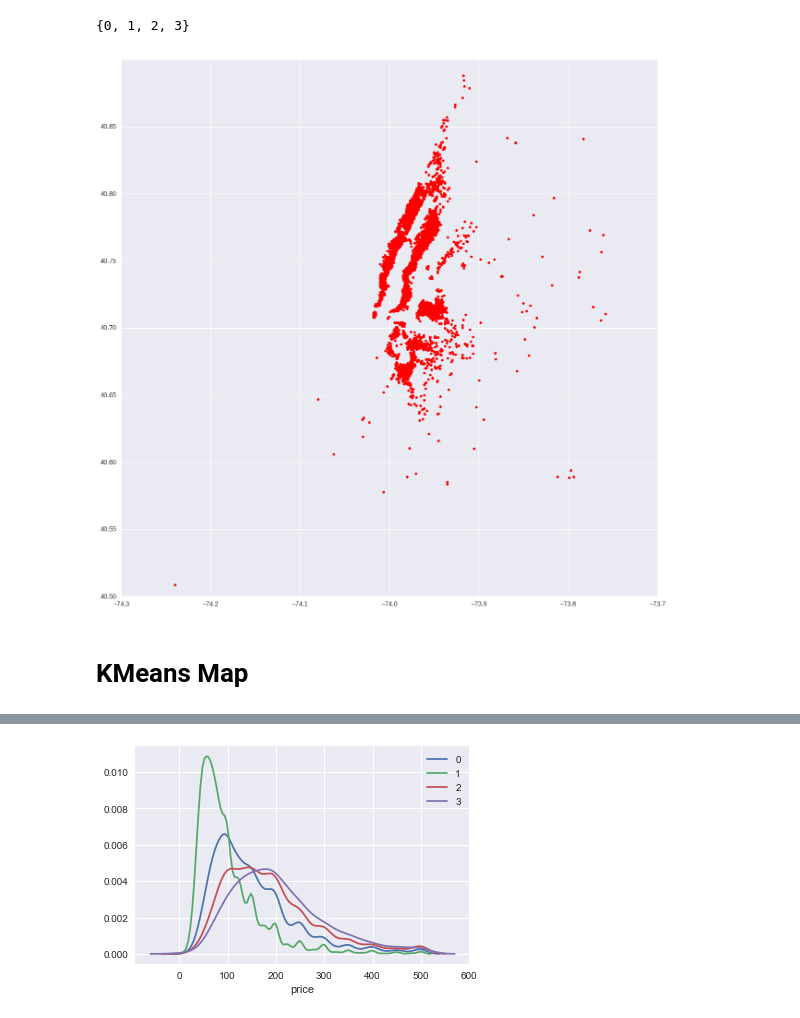
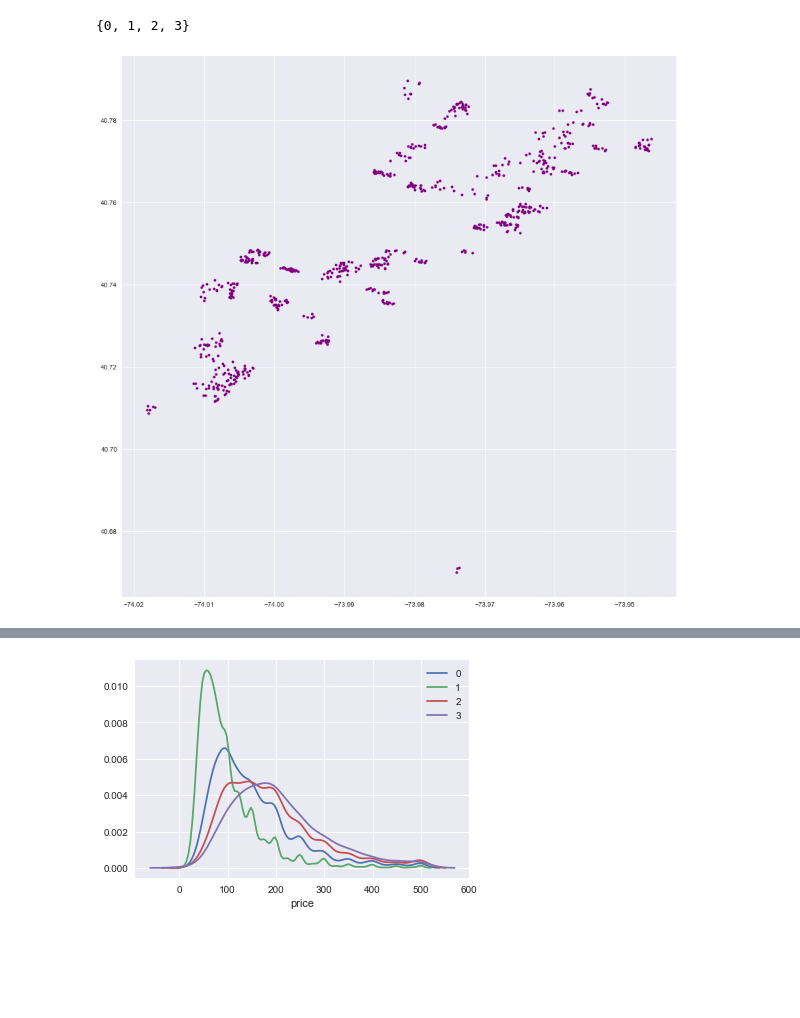
Before and after one commit to fernandomelchor/Airbnb_Project, a Jupyter notebook: jp-Classifying Listings.ipynb, the cells around one changed output, grey strips where cells are left out. Saved outputs shown, nothing was run; the diff lists cells and outputs as text; code cells hidden in the pictures; blank space fills up the shorter version.

Commit message:
final sample

```diff
--- a/jp-Classifying Listings.ipynb
+++ b/jp-Classifying Listings.ipynb
@@ -107,3 +107,5 @@ listings.Median_rent = pd.to_numeric(listings.Median_rent, errors='coerce')
 listings = listings[listings.minimum_nights <= 7]
 # %%
 listings = listings[listings.price <= 500]
+# %%
+listings = listings[listings.number_of_reviews != 0]
@@ -247,6 +245,10 @@ reduced.head(2)
 |  | Median_income | Median_rent | accesstosubway | availability_365 | beer_count | boro_ct_2010 | ... |
 | 0 | 21855.0 | 1287.0 | 8.368050 | 242 | 0 | 2002400 | ... |
 | 1 | 21855.0 | 1287.0 | 8.380864 | 365 | 0 | 2000200 | ... |
+# %%
+# Save listings
+with open('Data/jp-listings.geojson', 'w') as f:
+    f.write(reduced.to_json())
 # %% [markdown]
 ### Sample Selection
 # %%
@@ -411,6 +357,3 @@ dtype: object
-# %%
-with open('Data/jp-lustered.geojson', 'w') as f:
-    f.write(sample.to_json())
 # %%
 violin_feature('Median_income', 'kmeans')
 # %% [output]
@@ -462,9 +405,9 @@ def individual_map(classifier, cid):
 
     sample[sample[classifier] == cid].plot(color=colors[cid], legend=True, ax = ax, markersize=4)
 # %%
-individual_map('kmeans', 2)
+individual_map('kmeans', 3)
 # %% [output]
-[figure, old version]
+[figure, new version]
 # %%
 def cluster_map(classifier):
     f, ax = plt.subplots(figsize=(15,15))
@@ -476,8 +419,6 @@ def cluster_map(classifier):
     plt.ylabel('latitude')
     ticks = ax.set_xticklabels(ax.get_xticklabels(), rotation = 90)
     plt.title("NYC Airbnb clustered using {0}".format(classifier), size=20)
-# %% [markdown]
-# KMeans Map
 # %%
 cluster_map('kmeans')
 # %% [output]
```
Also changed, not shown: parts of 44 cells of this notebook, 8 other files.
